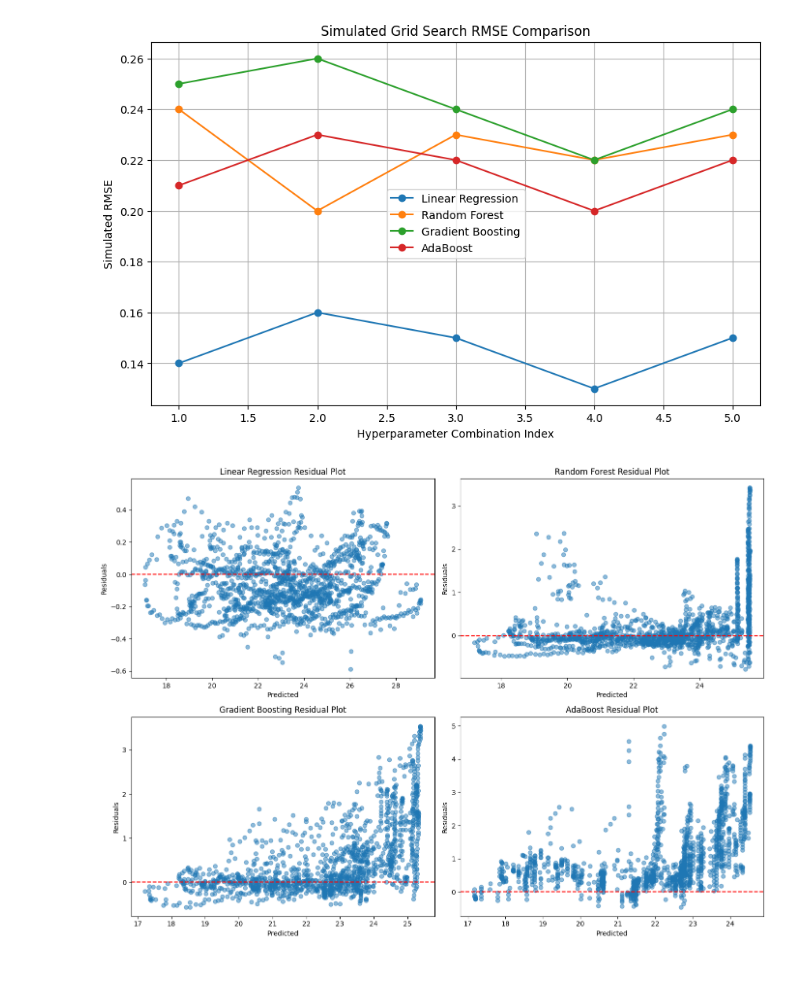
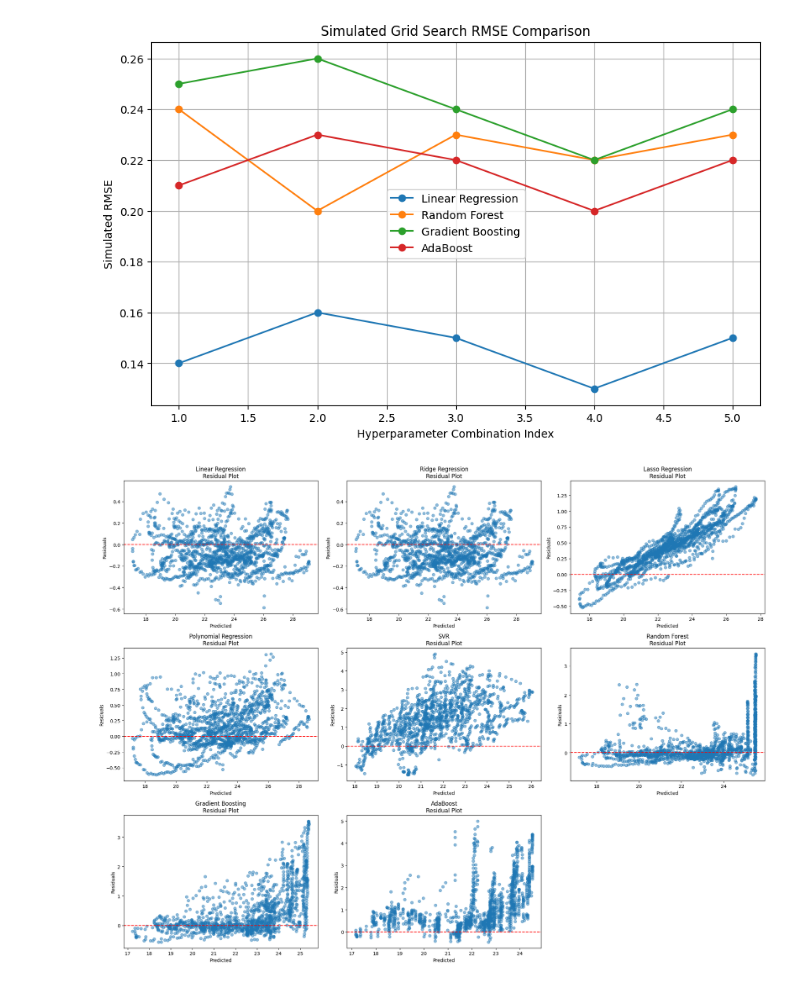
Before and after one commit to codesob/sml2010, a Jupyter notebook: ok.ipynb, the cells around one changed output. Saved outputs shown, nothing was run; the diff lists cells and outputs as text; code cells hidden in the pictures.

```diff
--- a/ok.ipynb
+++ b/ok.ipynb
@@ -37,6 +40,13 @@ else:
     # Define models
     models = {
         "Linear Regression": LinearRegression(),
+        "Ridge Regression": Ridge(alpha=1.0),
+        "Lasso Regression": Lasso(alpha=1.0),
+        "Polynomial Regression": Pipeline([
+            ('poly', PolynomialFeatures(degree=2)),
+            ('linear', LinearRegression())
+        ]),
+        "SVR": SVR(kernel='rbf', C=1.0, epsilon=0.1),
         "Random Forest": RandomForestRegressor(n_estimators=100, random_state=42),
         "Gradient Boosting": GradientBoostingRegressor(n_estimators=100, random_state=42),
         "AdaBoost": AdaBoostRegressor(n_estimators=100, random_state=42)
@@ -62,13 +72,13 @@ print(f"✅ Best model: **{best_model}** with MSE: **{best_score:.4f}**\n")
 # %%
-    # Plot predictions vs actuals
-plt.figure(figsize=(14, 10))
+# Plot predictions vs actuals
+plt.figure(figsize=(20, 15))
 for i, (name, res) in enumerate(results.items()):
-    plt.subplot(2, 2, i+1)
+    plt.subplot(3, 3, i+1)
     plt.scatter(y_test, res['y_pred'], alpha=0.5)
     plt.plot([y_test.min(), y_test.max()], [y_test.min(), y_test.max()], 'r--')
     plt.xlabel('Actual')
     plt.ylabel('Predicted')
-    plt.title(f"{name} (MSE: {res['mse']:.3f})")
+    plt.title(f"{name}\n(MSE: {res['mse']:.3f})")
 plt.tight_layout()
 plt.show()
 # %% [output]
@@ -99,18 +109,18 @@ plt.show()
 # %% [output]
 [figure]
 # %%
-    # Residual plots for each model
-plt.figure(figsize=(14, 10))
+# Residual plots for each model
+plt.figure(figsize=(20, 15))
 for i, (name, res) in enumerate(results.items()):
     residuals = y_test - res['y_pred']
-    plt.subplot(2, 2, i+1)
+    plt.subplot(3, 3, i+1)
     plt.scatter(res['y_pred'], residuals, alpha=0.5)
     plt.axhline(0, color='r', linestyle='--')
     plt.xlabel('Predicted')
     plt.ylabel('Residuals')
-    plt.title(f"{name} Residual Plot")
+    plt.title(f"{name}\nResidual Plot")
 plt.tight_layout()
 plt.show()
 # %% [output]
-[figure, old version]
+[figure, new version]
 # %%
```
Also changed, not shown: parts of 7 cells of this notebook, 4 other files.
